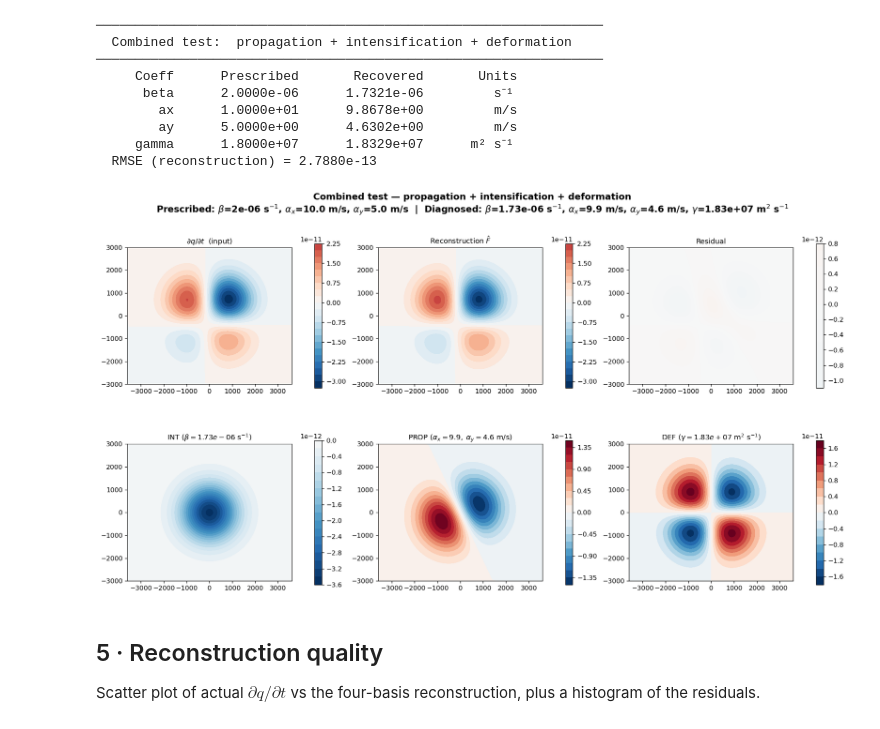
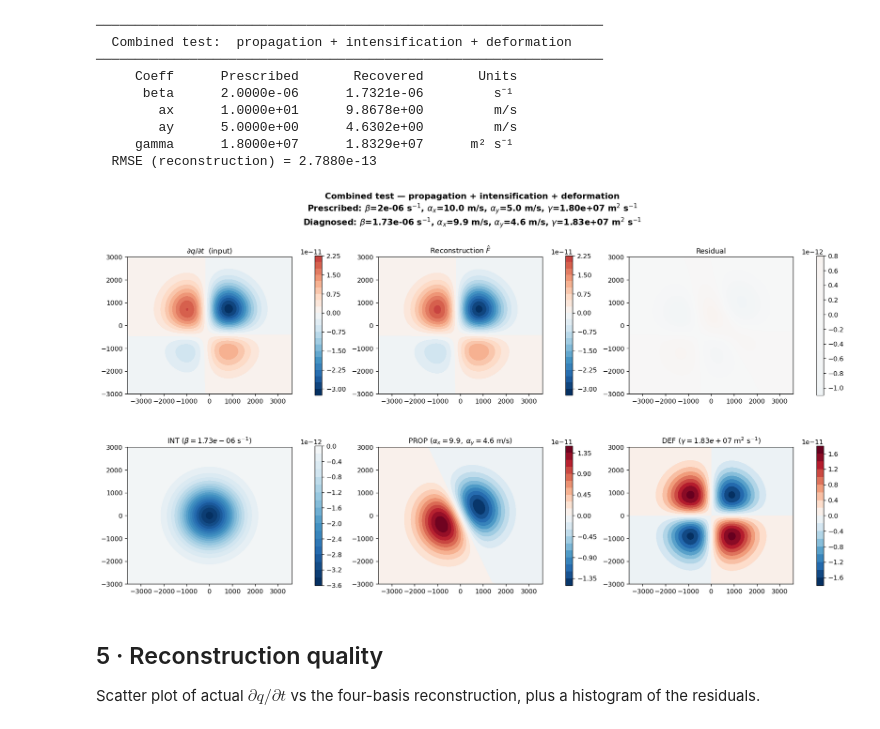
Before and after one commit to yanxingjianken/pvtend, a Jupyter notebook: examples/00_idealized_pvtend_decomp.ipynb, the cells around one changed output. Cells and saved outputs as stored; diff of their text form; code cells hidden in the pictures.

```diff
--- a/examples/00_idealized_pvtend_decomp.ipynb
+++ b/examples/00_idealized_pvtend_decomp.ipynb
@@ -326,36 +326,39 @@ print(f"  RMSE (reconstruction) = {res['rmse']:.4e}")
 # Shared colorbar range for Row 1 so the residual is on the same scale
 vm_row1 = np.nanmax(np.abs(dqdt))
 
 panels = [
     (dqdt,         r"$\partial q/\partial t$  (input)",                       vm_row1),
     (res['recon'], r"Reconstruction $\hat{F}$",                                vm_row1),
     (res['resid'], "Residual",                                                 vm_row1),
     (res['int'],   rf"INT ($\beta={res['beta']:.2e}$ s$^{{-1}}$)",            None),
     (res['prop'],  rf"PROP ($\alpha_x={res['ax']:.1f},\;\alpha_y={res['ay']:.1f}$ m/s)", None),
     (res['def'],   rf"DEF ($\gamma={res['gamma']:.2e}$ m$^2$ s$^{{-1}}$)",    None),
 ]
 
 fig, axes = plt.subplots(2, 3, figsize=(16, 9), constrained_layout=True)
 for ax, (fld, lab, vm_fixed) in zip(axes.ravel(), panels):
     vm = vm_fixed if vm_fixed is not None else (np.nanmax(np.abs(fld)) or 1.0)
     im = ax.contourf(x_km, y_km, fld, 21, vmin=-vm, vmax=vm, cmap='RdBu_r')
     ax.contour(x_km, y_km, basis_proj.phi_int, levels=[0],
                colors='k', linewidths=0.6, linestyles='--')
     ax.set_aspect('equal')
     ax.set_title(lab, fontsize=11)
     plt.colorbar(im, ax=ax, shrink=0.75)
 fig.suptitle(
     "Combined test — propagation + intensification + deformation\n"
     rf"Prescribed: $\beta$={beta_true:.0e} s$^{{-1}}$, "
-    rf"$\alpha_x$={ax_true} m/s, $\alpha_y$={ay_true} m/s  |  "
+    rf"$\alpha_x$={ax_true} m/s, $\alpha_y$={ay_true} m/s, "
+    rf"$\gamma$={gamma_expected:.2e} m$^2$ s$^{{-1}}$"
+    "\n"
     rf"Diagnosed: $\beta$={res['beta']:.2e} s$^{{-1}}$, "
     rf"$\alpha_x$={res['ax']:.1f} m/s, $\alpha_y$={res['ay']:.1f} m/s, "
     rf"$\gamma$={res['gamma']:.2e} m$^2$ s$^{{-1}}$",
-    fontsize=14, fontweight='bold',
+    fontsize=13, fontweight='bold',
 )
+fig.savefig("../docs/_static/reconstruction_demo.png", dpi=150, bbox_inches="tight")
 plt.show()
 # %% [output]
-[figure, old version]
+[figure, new version]
 # %% [markdown]
 ## 5 · Reconstruction quality
 
```
Also changed, not shown: 3 other files.
